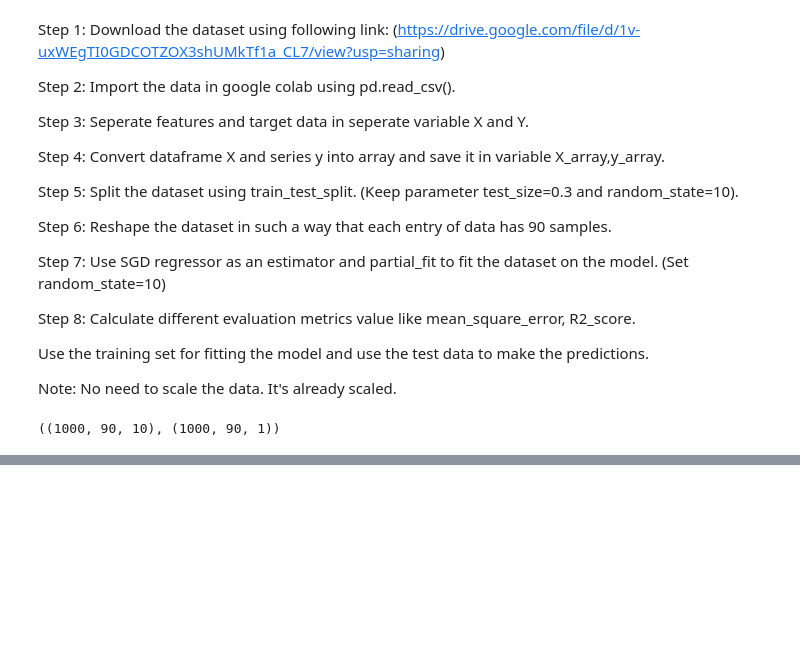
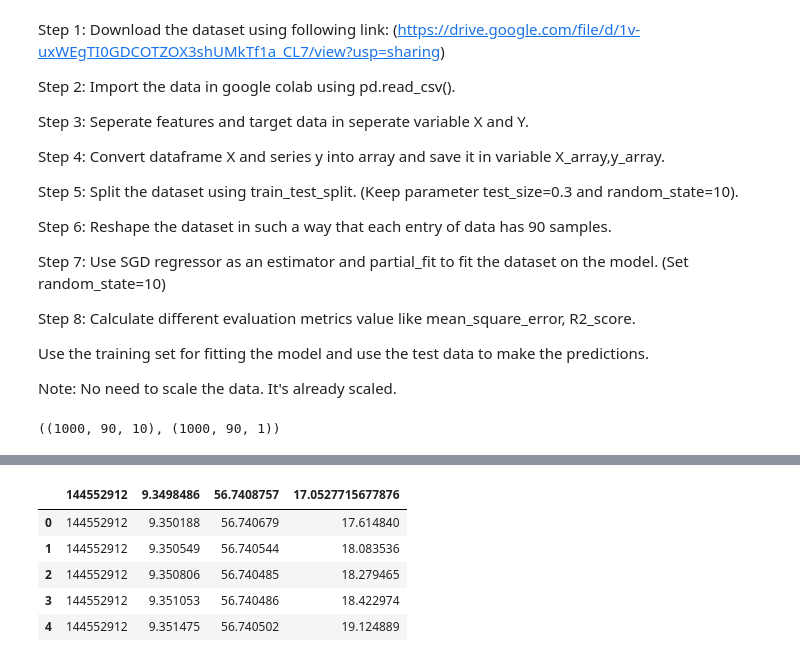
Before and after one commit to Mohd-Talha0/MLP, a Jupyter notebook: Untitled9.ipynb, the cells around one changed output, grey strips where cells are left out. Cells and saved outputs as stored; diff of their text form; code cells hidden in the pictures; blank space fills up the shorter version.

```diff
--- a/Untitled9.ipynb
+++ b/Untitled9.ipynb
@@ -60,0 +138,10 @@ for iter in range(700):
+# %%
+data = pd.read_csv('https://archive.ics.uci.edu/ml/machine-learning-databases/00246/3D_spatial_network.txt')
+data.head()
+# %% [output]
+|  | 144552912 | 9.3498486 | 56.7408757 | 17.0527715677876 |
+| 0 | 144552912 | 9.350188 | 56.740679 | 17.614840 |
+| 1 | 144552912 | 9.350549 | 56.740544 | 18.083536 |
+| 2 | 144552912 | 9.350806 | 56.740485 | 18.279465 |
+| 3 | 144552912 | 9.351053 | 56.740486 | 18.422974 |
+| 4 | 144552912 | 9.351475 | 56.740502 | 19.124889 |
```
Also changed, not shown: parts of 14 cells of this notebook.
